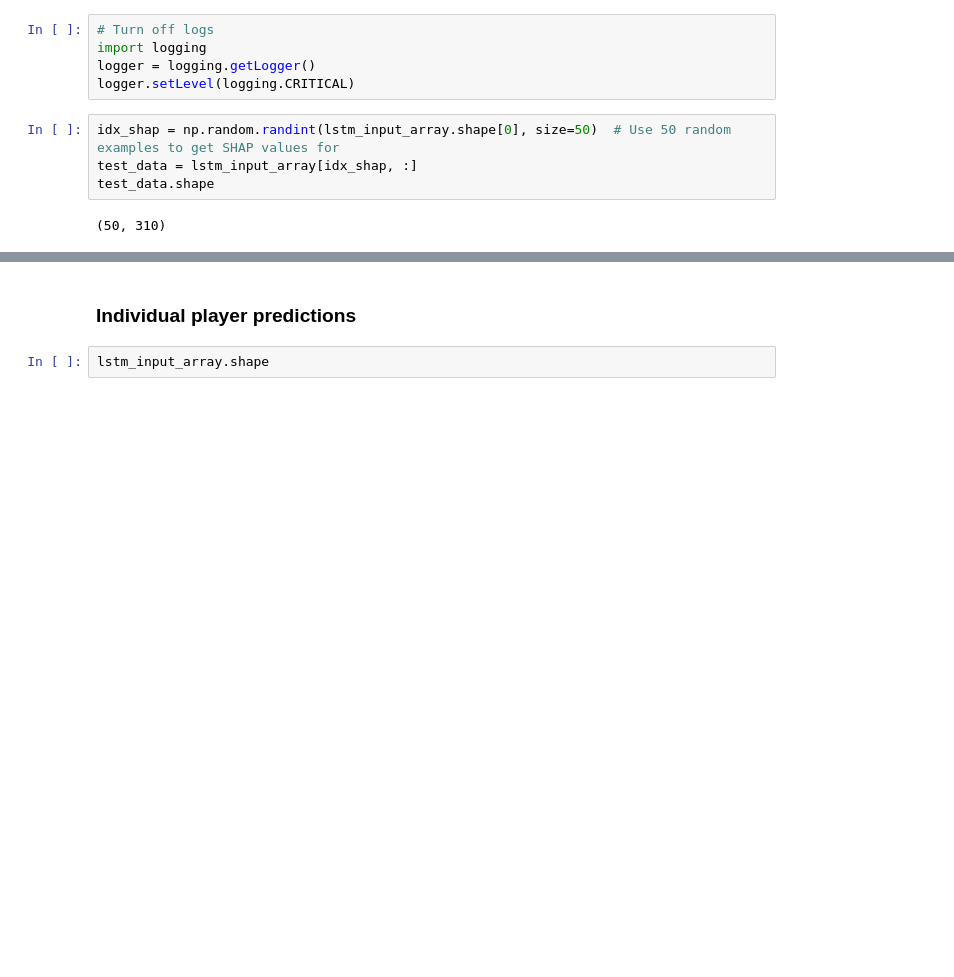
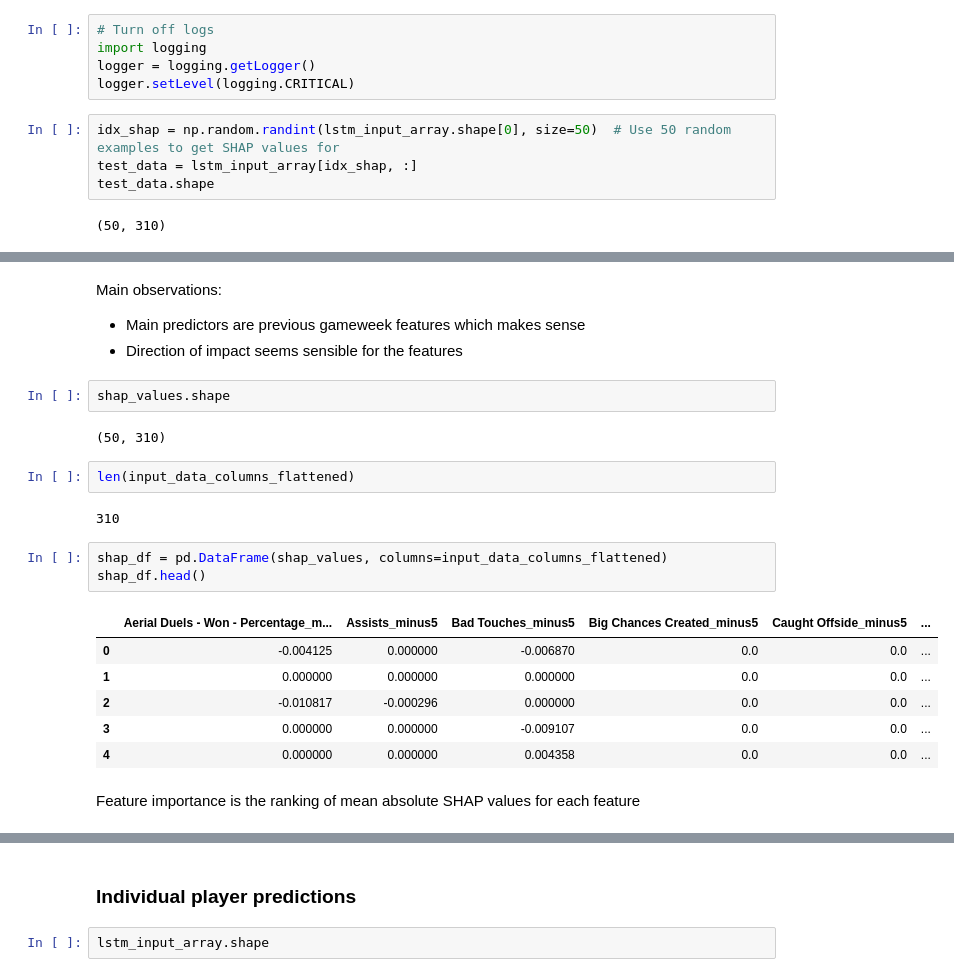
Before and after one commit to stevieg3/fpl-analysis, a Jupyter notebook: notebooks/DeepFantasyFootball/11. SHAP values.ipynb, the cells around one changed output, grey strips where cells are left out. Cells and saved outputs as stored; diff of their text form; blank space fills up the shorter version.

```diff
--- a/notebooks/DeepFantasyFootball/11. SHAP values.ipynb
+++ b/notebooks/DeepFantasyFootball/11. SHAP values.ipynb
@@ -346,0 +370,24 @@ shap.summary_plot(
+# %% [markdown]
+Main observations:
+- Main predictors are previous gameweek features which makes sense
+- Direction of impact seems sensible for the features
+# %%
+shap_values.shape
+# %% [output]
+(50, 310)
+# %%
+len(input_data_columns_flattened)
+# %% [output]
+310
+# %%
+shap_df = pd.DataFrame(shap_values, columns=input_data_columns_flattened)
+shap_df.head()
+# %% [output]
+|  | Aerial Duels - Won - Percentage_m... | Assists_minus5 | Bad Touches_minus5 | Big Chances Created_minus5 | Caught Offside_minus5 | ... |
+| 0 | -0.004125 | 0.000000 | -0.006870 | 0.0 | 0.0 | ... |
+| 1 | 0.000000 | 0.000000 | 0.000000 | 0.0 | 0.0 | ... |
+| 2 | -0.010817 | -0.000296 | 0.000000 | 0.0 | 0.0 | ... |
+| 3 | 0.000000 | 0.000000 | -0.009107 | 0.0 | 0.0 | ... |
+| 4 | 0.000000 | 0.000000 | 0.004358 | 0.0 | 0.0 | ... |
+# %% [markdown]
+Feature importance is the ranking of mean absolute SHAP values for each feature
```
Also changed, not shown: parts of 16 cells of this notebook.
